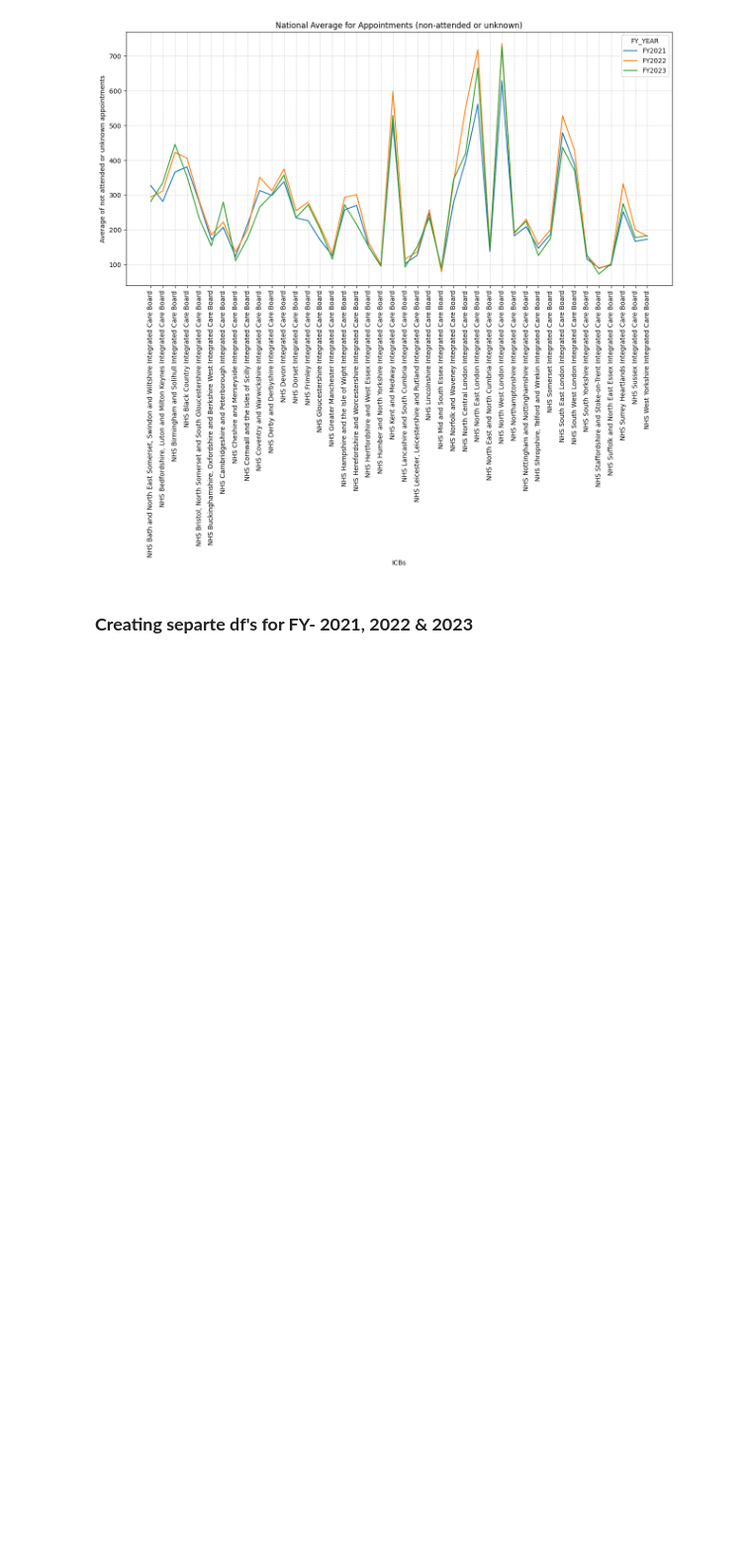
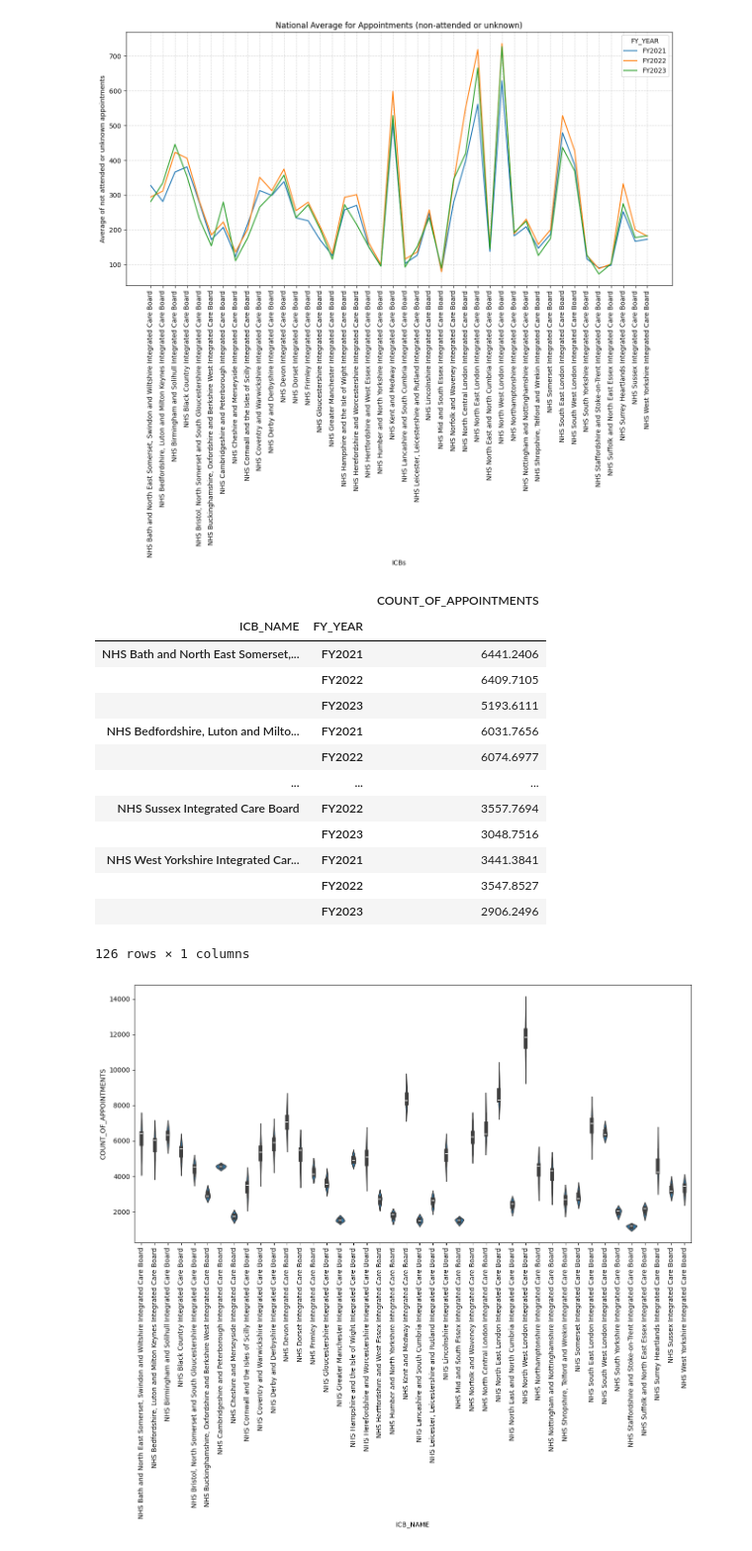
Before and after one commit to SNEE-ICS/PrimaryCareDemandAndCapacity, a Jupyter notebook: AppointmentsAttended.ipynb, the cells around one changed output. Shown at 99% size. Cells and saved outputs as stored; diff of their text form; code cells hidden in the pictures; blank space fills up the shorter version.

```diff
--- a/AppointmentsAttended.ipynb
+++ b/AppointmentsAttended.ipynb
@@ -68,7 +75,7 @@ array(['MAR2021', 'APR2021', 'MAY2021', 'JUN2021', 'JUL2021', 'AUG2021',
        'MAR2023', 'APR2023', 'MAY2023', 'JUN2023', 'JUL2023', 'AUG2023'],
       dtype=object)
 # %%
-needed_cols = ['ICB_NAME','SUB_ICB_LOCATION_ONS_CODE','APPOINTMENT_MONTH','APPT_STATUS','COUNT_OF_APPOINTMENTS']
+needed_cols = ['ICB_NAME','SUB_ICB_LOCATION_ONS_CODE','APPOINTMENT_MONTH','APPT_STATUS','HCP_TYPE','APPT_MODE','COUNT_OF_APPOINTMENTS']
 combined_df_copy = combined_df[needed_cols].copy()
 
 #Replacing months values to FY- years
@@ -85,7 +92,7 @@ array(['FY2021', 'FY2022', 'FY2023'], dtype=object)
 # %% [markdown]
 ### **Creating separate DF's for attended and not attended appointments**
 # %%
-attended_df = combined_df_copy.loc[combined_df_copy['APPT_STATUS'] == 'Attended'].drop(columns=['SUB_ICB_LOCATION_ONS_CODE','APPT_STATUS']).groupby(['ICB_NAME','FY_YEAR']).mean().round(4)
+attended_df = combined_df_copy.loc[combined_df_copy['APPT_STATUS'] == 'Attended'].drop(columns=['SUB_ICB_LOCATION_ONS_CODE','APPT_STATUS','HCP_TYPE','APPT_MODE']).groupby(['ICB_NAME','FY_YEAR']).mean().round(4)
 attended_df.head()
 # %% [output]
 |  |  | COUNT_OF_APPOINTMENTS |
@@ -204,5 +212,24 @@ plt.title('National Average for Appointments (non-attended or unknown)')
 plt.grid(True, linestyle='--', alpha=0.5)
 # %% [output]
 [figure]
-# %% [markdown]
-### **Creating separte df's for FY- 2021, 2022 & 2023**
+# %%
+plt.subplots(figsize=(15,7))
+plt.xticks(rotation=90)
+sns.violinplot(x='ICB_NAME', y='COUNT_OF_APPOINTMENTS',  data=attended_df)
+attended_df
+# %% [output]
+|  |  | COUNT_OF_APPOINTMENTS |
+| ICB_NAME | FY_YEAR |  |
+| NHS Bath and North East Somerset,... | FY2021 | 6441.2406 |
+|  | FY2022 | 6409.7105 |
+|  | FY2023 | 5193.6111 |
+| NHS Bedfordshire, Luton and Milto... | FY2021 | 6031.7656 |
+|  | FY2022 | 6074.6977 |
+| ... | ... | ... |
+| NHS Sussex Integrated Care Board | FY2022 | 3557.7694 |
+|  | FY2023 | 3048.7516 |
+| NHS West Yorkshire Integrated Car... | FY2021 | 3441.3841 |
+|  | FY2022 | 3547.8527 |
+|  | FY2023 | 2906.2496 |
+126 rows × 1 columns
+[figure, added]
```
Also changed, not shown: parts of 11 cells of this notebook.
